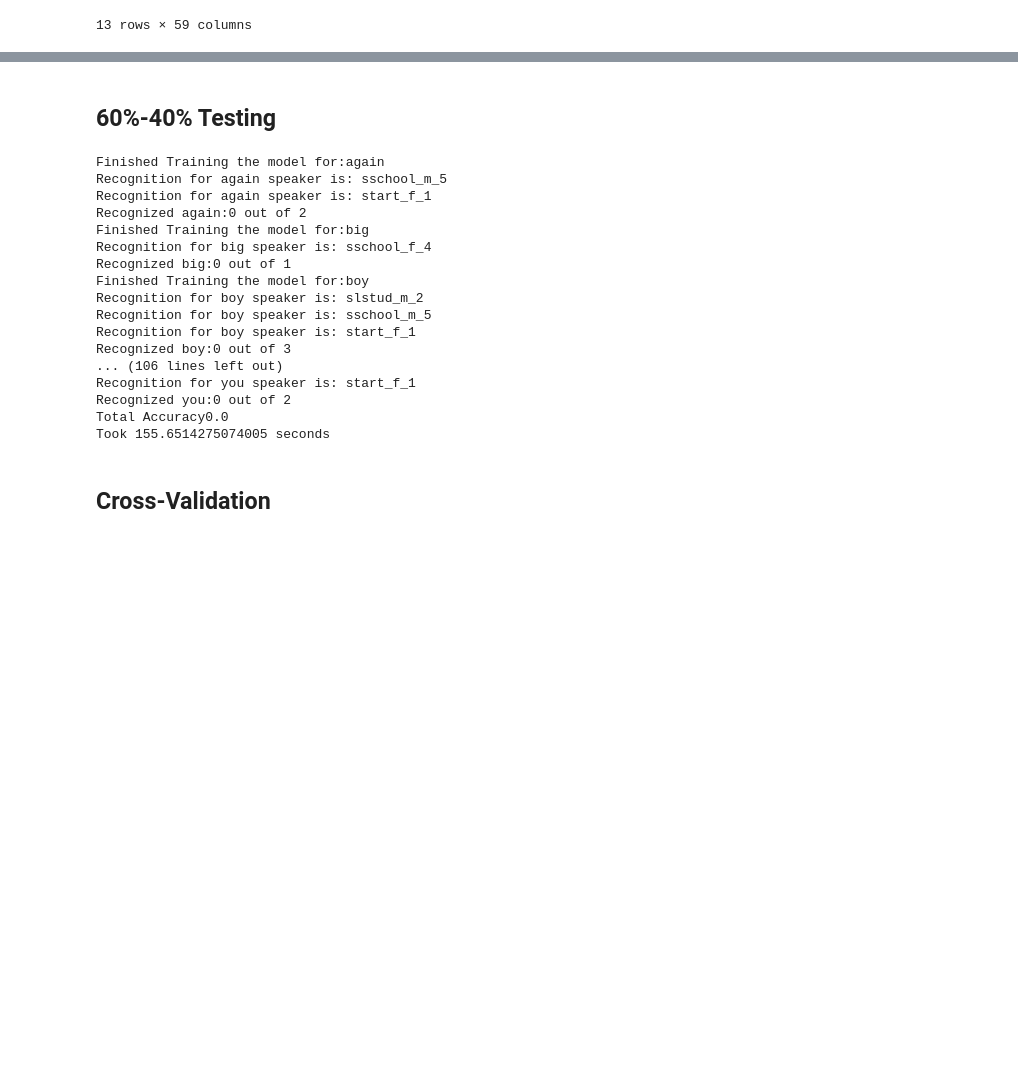
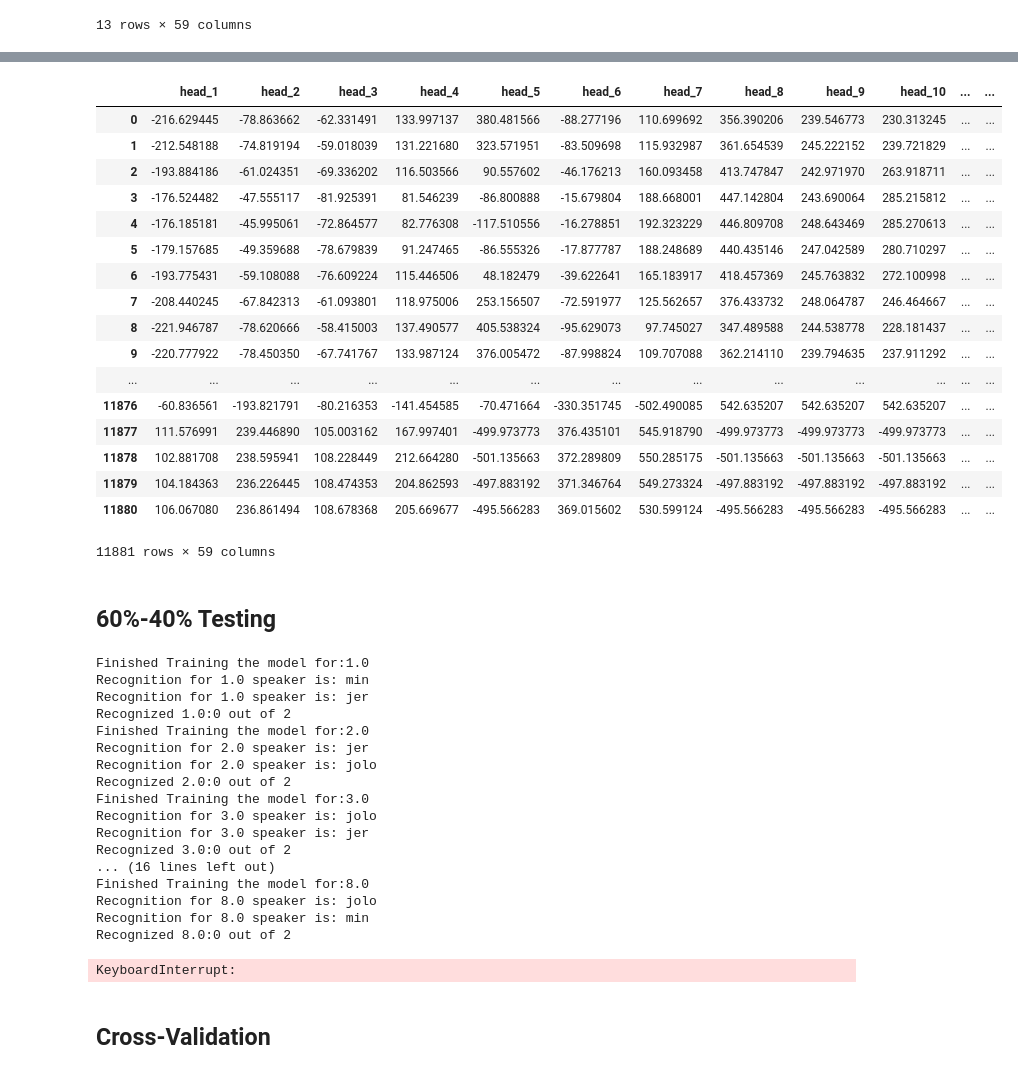
Before and after one commit to JstnClmnt/ASLRecognitionThesis, a Jupyter notebook: Sample Codes.ipynb, the cells around one changed output, grey strips where cells are left out. Cells and saved outputs as stored; diff of their text form; code cells hidden in the pictures; blank space fills up the shorter version.

```diff
--- a/Sample Codes.ipynb
+++ b/Sample Codes.ipynb
@@ -196 +252,22 @@ df.to_csv("dataset.csv",index=False)
+# %%
+df=pd.read_csv("dataset1-6.csv")
+# %% [output]
+|  | head_1 | head_2 | head_3 | head_4 | head_5 | head_6 | head_7 | head_8 | head_9 | head_10 | ... | ... |
+| 0 | -216.629445 | -78.863662 | -62.331491 | 133.997137 | 380.481566 | -88.277196 | 110.699692 | 356.390206 | 239.546773 | 230.313245 | ... | ... |
+| 1 | -212.548188 | -74.819194 | -59.018039 | 131.221680 | 323.571951 | -83.509698 | 115.932987 | 361.654539 | 245.222152 | 239.721829 | ... | ... |
+| 2 | -193.884186 | -61.024351 | -69.336202 | 116.503566 | 90.557602 | -46.176213 | 160.093458 | 413.747847 | 242.971970 | 263.918711 | ... | ... |
+| 3 | -176.524482 | -47.555117 | -81.925391 | 81.546239 | -86.800888 | -15.679804 | 188.668001 | 447.142804 | 243.690064 | 285.215812 | ... | ... |
+| 4 | -176.185181 | -45.995061 | -72.864577 | 82.776308 | -117.510556 | -16.278851 | 192.323229 | 446.809708 | 248.643469 | 285.270613 | ... | ... |
+| 5 | -179.157685 | -49.359688 | -78.679839 | 91.247465 | -86.555326 | -17.877787 | 188.248689 | 440.435146 | 247.042589 | 280.710297 | ... | ... |
+| 6 | -193.775431 | -59.108088 | -76.609224 | 115.446506 | 48.182479 | -39.622641 | 165.183917 | 418.457369 | 245.763832 | 272.100998 | ... | ... |
+| 7 | -208.440245 | -67.842313 | -61.093801 | 118.975006 | 253.156507 | -72.591977 | 125.562657 | 376.433732 | 248.064787 | 246.464667 | ... | ... |
+| 8 | -221.946787 | -78.620666 | -58.415003 | 137.490577 | 405.538324 | -95.629073 | 97.745027 | 347.489588 | 244.538778 | 228.181437 | ... | ... |
+| 9 | -220.777922 | -78.450350 | -67.741767 | 133.987124 | 376.005472 | -87.998824 | 109.707088 | 362.214110 | 239.794635 | 237.911292 | ... | ... |
+| ... | ... | ... | ... | ... | ... | ... | ... | ... | ... | ... | ... | ... |
+| 11876 | -60.836561 | -193.821791 | -80.216353 | -141.454585 | -70.471664 | -330.351745 | -502.490085 | 542.635207 | 542.635207 | 542.635207 | ... | ... |
+| 11877 | 111.576991 | 239.446890 | 105.003162 | 167.997401 | -499.973773 | 376.435101 | 545.918790 | -499.973773 | -499.973773 | -499.973773 | ... | ... |
+| 11878 | 102.881708 | 238.595941 | 108.228449 | 212.664280 | -501.135663 | 372.289809 | 550.285175 | -501.135663 | -501.135663 | -501.135663 | ... | ... |
+| 11879 | 104.184363 | 236.226445 | 108.474353 | 204.862593 | -497.883192 | 371.346764 | 549.273324 | -497.883192 | -497.883192 | -497.883192 | ... | ... |
+| 11880 | 106.067080 | 236.861494 | 108.678368 | 205.669677 | -495.566283 | 369.015602 | 530.599124 | -495.566283 | -495.566283 | -495.566283 | ... | ... |
+11881 rows × 59 columns
 # %%
@@ -235,6 +324,7 @@ def recognize(dictModels,data):
 # %% [markdown]
 ## 60%-40% Testing
 # %%
+data=pd.read_csv("dataset1-6.csv")
 training={}
 words=data["gesture"].unique()
 totalTrue=0
@@ -246,6 +336,7 @@ for word in words:
     testlength=0
     dataperword=data[data["gesture"]==word]
     speakers=dataperword["speaker"].unique().tolist()
+    shuffle(speakers)
     datalength=len(speakers)
     if(datalength%2==0):
         traininglength=math.floor((datalength*.0))+1
@@ -273,23 +364,24 @@ for word in words:
 print("Total Accuracy"+str(totalTrue/totalTest))
 print("Took "+str(time.time()-start)+" seconds")
 # %% [output]
-Finished Training the model for:again
-Recognition for again speaker is: sschool_m_5
-Recognition for again speaker is: start_f_1
-Recognized again:0 out of 2
-Finished Training the model for:big
-Recognition for big speaker is: sschool_f_4
-Recognized big:0 out of 1
-Finished Training the model for:boy
-Recognition for boy speaker is: slstud_m_2
-Recognition for boy speaker is: sschool_m_5
-Recognition for boy speaker is: start_f_1
-Recognized boy:0 out of 3
-... (106 lines left out)
-Recognition for you speaker is: start_f_1
-Recognized you:0 out of 2
-Total Accuracy0.0
-Took 155.6514275074005 seconds
+Finished Training the model for:1.0
+Recognition for 1.0 speaker is: min
+Recognition for 1.0 speaker is: jer
+Recognized 1.0:0 out of 2
+Finished Training the model for:2.0
+Recognition for 2.0 speaker is: jer
+Recognition for 2.0 speaker is: jolo
+Recognized 2.0:0 out of 2
+Finished Training the model for:3.0
+Recognition for 3.0 speaker is: jolo
+Recognition for 3.0 speaker is: jer
+Recognized 3.0:0 out of 2
+... (16 lines left out)
+Finished Training the model for:8.0
+Recognition for 8.0 speaker is: jolo
+Recognition for 8.0 speaker is: min
+Recognized 8.0:0 out of 2
+KeyboardInterrupt:
 # %% [markdown]
 ## Cross-Validation
 # %%
```
Also changed, not shown: parts of 11 cells of this notebook, 10 other files.
